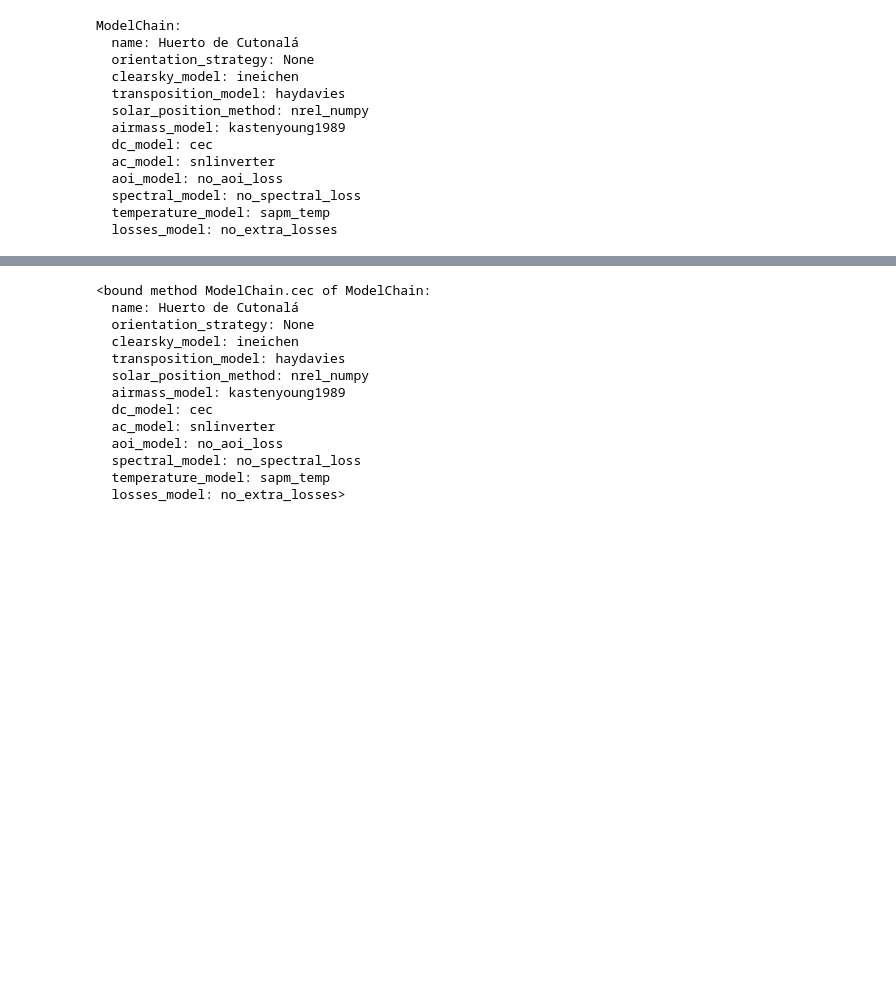
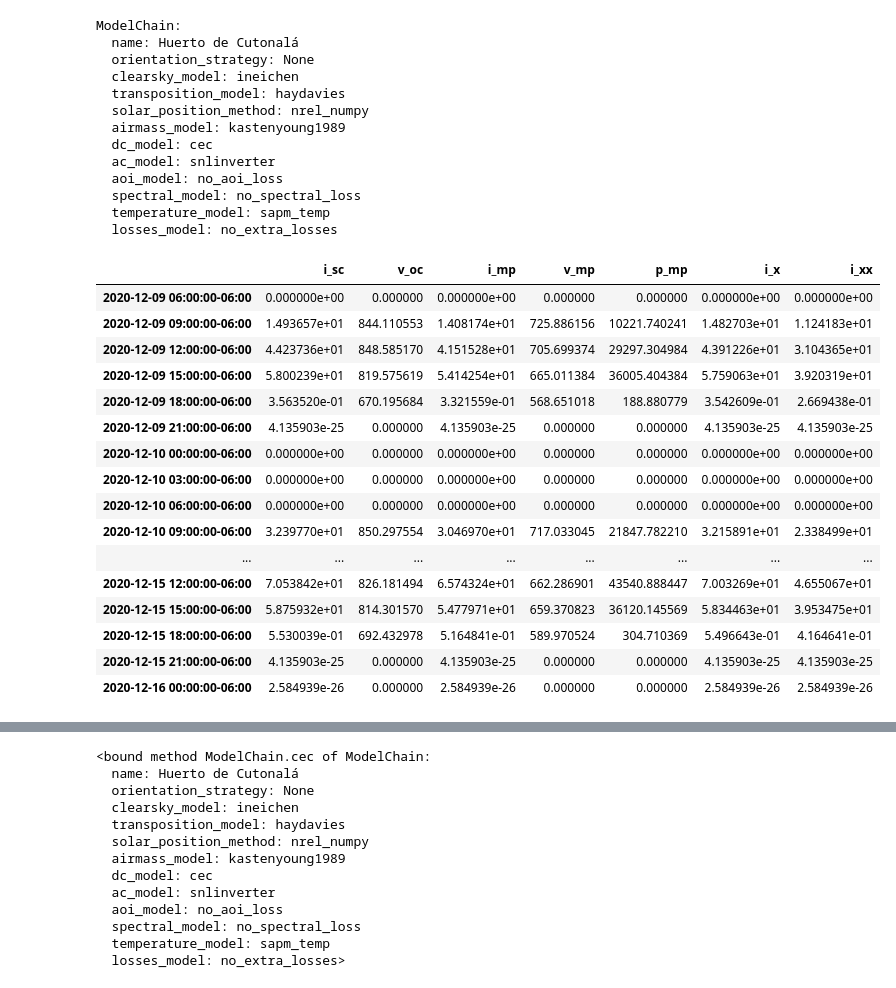
Before and after one commit to Vesino/pvlib_tesis, a Jupyter notebook: ModelChain.ipynb, the cells around one changed output, grey strips where cells are left out. Cells and saved outputs as stored; diff of their text form; code cells hidden in the pictures; blank space fills up the shorter version.

```diff
--- a/ModelChain.ipynb
+++ b/ModelChain.ipynb
@@ -98,6 +145,26 @@ ModelChain:
   spectral_model: no_spectral_loss
   temperature_model: sapm_temp
   losses_model: no_extra_losses
+# %%
+mc.dc
+# %% [output]
+|  | i_sc | v_oc | i_mp | v_mp | p_mp | i_x | i_xx |
+| 2020-12-09 06:00:00-06:00 | 0.000000e+00 | 0.000000 | 0.000000e+00 | 0.000000 | 0.000000 | 0.000000e+00 | 0.000000e+00 |
+| 2020-12-09 09:00:00-06:00 | 1.493657e+01 | 844.110553 | 1.408174e+01 | 725.886156 | 10221.740241 | 1.482703e+01 | 1.124183e+01 |
+| 2020-12-09 12:00:00-06:00 | 4.423736e+01 | 848.585170 | 4.151528e+01 | 705.699374 | 29297.304984 | 4.391226e+01 | 3.104365e+01 |
+| 2020-12-09 15:00:00-06:00 | 5.800239e+01 | 819.575619 | 5.414254e+01 | 665.011384 | 36005.404384 | 5.759063e+01 | 3.920319e+01 |
+| 2020-12-09 18:00:00-06:00 | 3.563520e-01 | 670.195684 | 3.321559e-01 | 568.651018 | 188.880779 | 3.542609e-01 | 2.669438e-01 |
+| 2020-12-09 21:00:00-06:00 | 4.135903e-25 | 0.000000 | 4.135903e-25 | 0.000000 | 0.000000 | 4.135903e-25 | 4.135903e-25 |
+| 2020-12-10 00:00:00-06:00 | 0.000000e+00 | 0.000000 | 0.000000e+00 | 0.000000 | 0.000000 | 0.000000e+00 | 0.000000e+00 |
+| 2020-12-10 03:00:00-06:00 | 0.000000e+00 | 0.000000 | 0.000000e+00 | 0.000000 | 0.000000 | 0.000000e+00 | 0.000000e+00 |
+| 2020-12-10 06:00:00-06:00 | 0.000000e+00 | 0.000000 | 0.000000e+00 | 0.000000 | 0.000000 | 0.000000e+00 | 0.000000e+00 |
+| 2020-12-10 09:00:00-06:00 | 3.239770e+01 | 850.297554 | 3.046970e+01 | 717.033045 | 21847.782210 | 3.215891e+01 | 2.338499e+01 |
+| ... | ... | ... | ... | ... | ... | ... | ... |
+| 2020-12-15 12:00:00-06:00 | 7.053842e+01 | 826.181494 | 6.574324e+01 | 662.286901 | 43540.888447 | 7.003269e+01 | 4.655067e+01 |
+| 2020-12-15 15:00:00-06:00 | 5.875932e+01 | 814.301570 | 5.477971e+01 | 659.370823 | 36120.145569 | 5.834463e+01 | 3.953475e+01 |
+| 2020-12-15 18:00:00-06:00 | 5.530039e-01 | 692.432978 | 5.164841e-01 | 589.970524 | 304.710369 | 5.496643e-01 | 4.164641e-01 |
+| 2020-12-15 21:00:00-06:00 | 4.135903e-25 | 0.000000 | 4.135903e-25 | 0.000000 | 0.000000 | 4.135903e-25 | 4.135903e-25 |
+| 2020-12-16 00:00:00-06:00 | 2.584939e-26 | 0.000000 | 2.584939e-26 | 0.000000 | 0.000000 | 2.584939e-26 | 2.584939e-26 |
 # %%
 mc.ac
 # %% [output]
```
Also changed, not shown: parts of 6 cells of this notebook.
